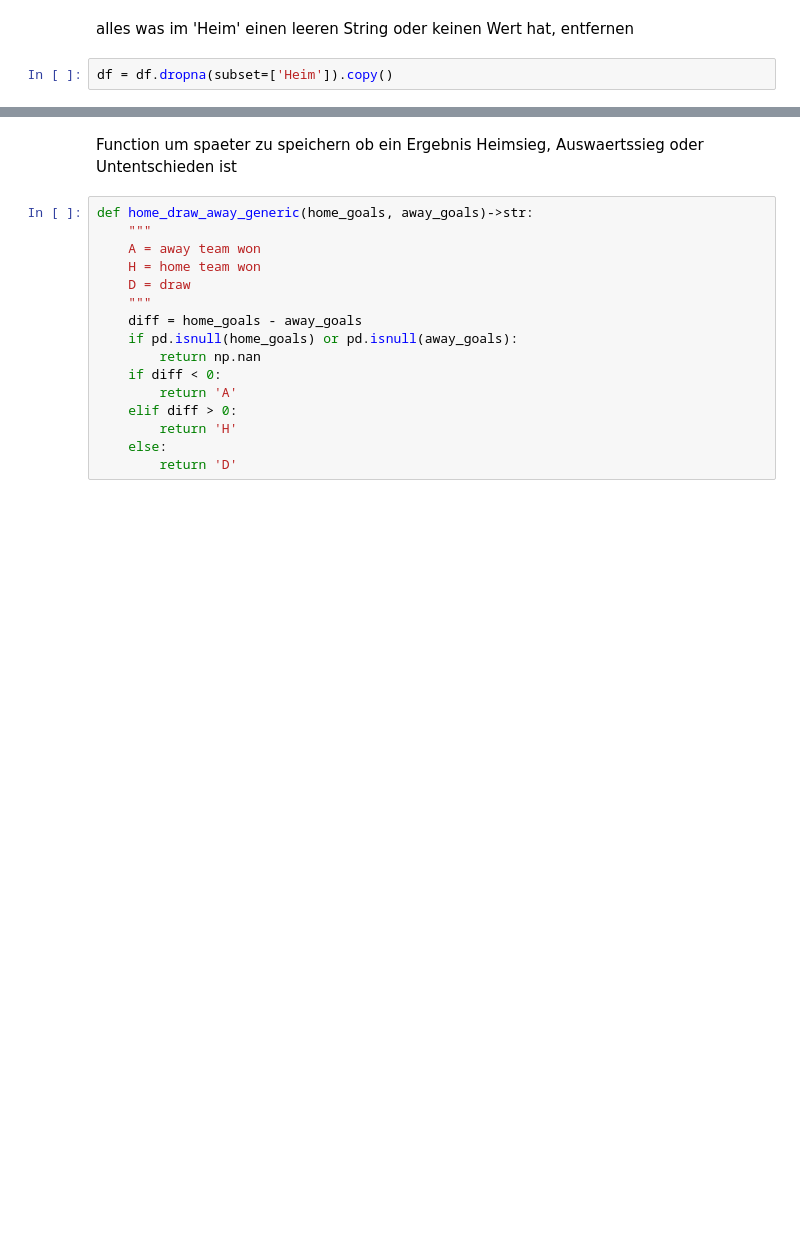
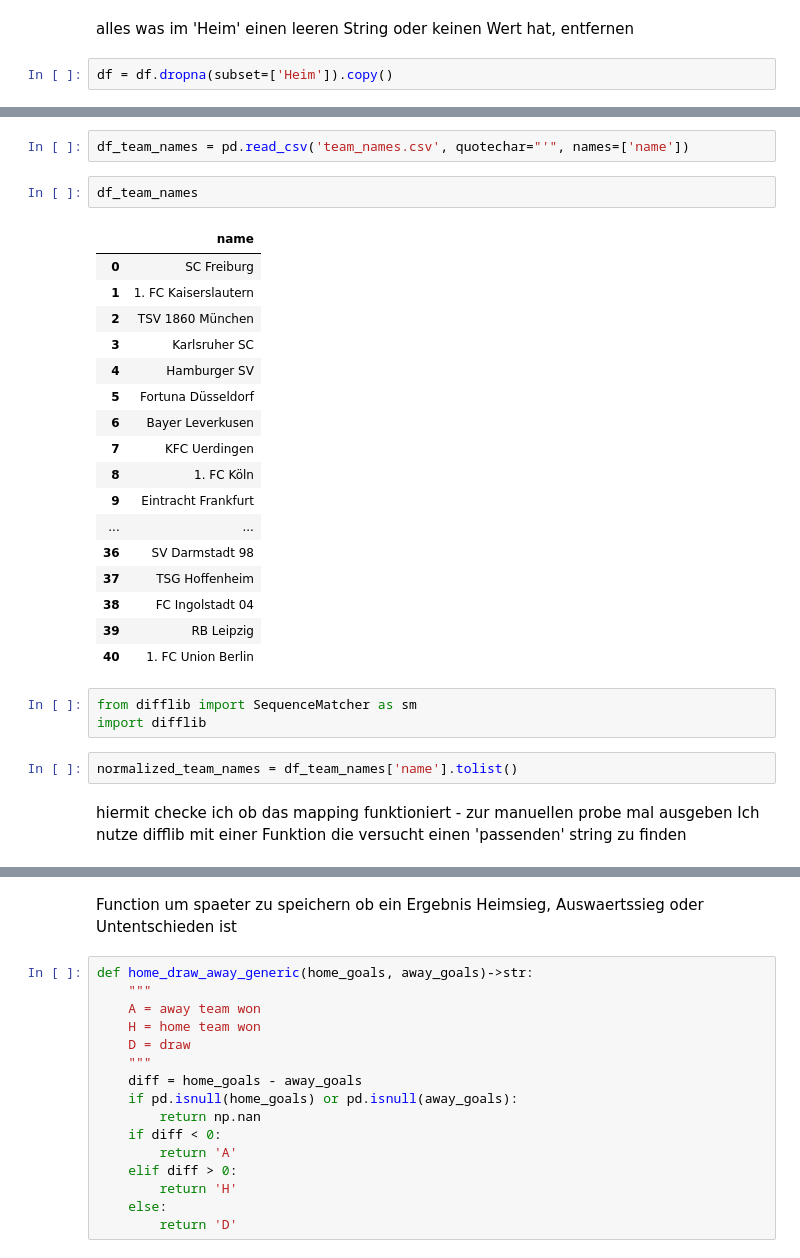
Before and after one commit to Schadix/biertoto_python, a Jupyter notebook: biertoto.ipynb, the cells around one changed output, grey strips where cells are left out. Saved outputs shown, nothing was run; the diff lists cells and outputs as text; blank space fills up the shorter version.

```diff
--- a/biertoto.ipynb
+++ b/biertoto.ipynb
@@ -13,0 +50,30 @@ df = df.dropna(subset=['Heim']).copy()
+# %%
+df_team_names = pd.read_csv('team_names.csv', quotechar="'", names=['name'])
+# %%
+df_team_names
+# %% [output]
+|  | name |
+| 0 | SC Freiburg |
+| 1 | 1. FC Kaiserslautern |
+| 2 | TSV 1860 München |
+| 3 | Karlsruher SC |
+| 4 | Hamburger SV |
+| 5 | Fortuna Düsseldorf |
+| 6 | Bayer Leverkusen |
+| 7 | KFC Uerdingen |
+| 8 | 1. FC Köln |
+| 9 | Eintracht Frankfurt |
+| ... | ... |
+| 36 | SV Darmstadt 98 |
+| 37 | TSG Hoffenheim |
+| 38 | FC Ingolstadt 04 |
+| 39 | RB Leipzig |
+| 40 | 1. FC Union Berlin |
+# %%
+from difflib import SequenceMatcher as sm
+import difflib
+# %%
+normalized_team_names = df_team_names['name'].tolist()
+# %% [markdown]
+hiermit checke ich ob das mapping funktioniert - zur manuellen probe mal ausgeben
+Ich nutze difflib mit einer Funktion die versucht einen 'passenden' string zu finden
```
Also changed, not shown: parts of 28 cells of this notebook, 1 other file.
